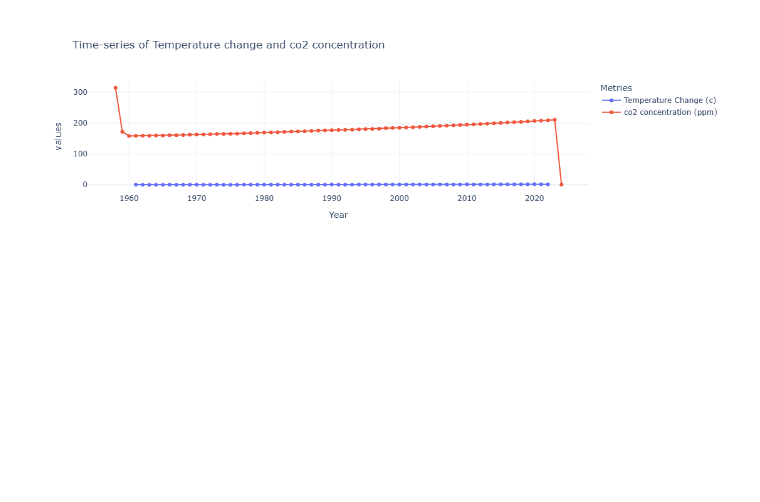
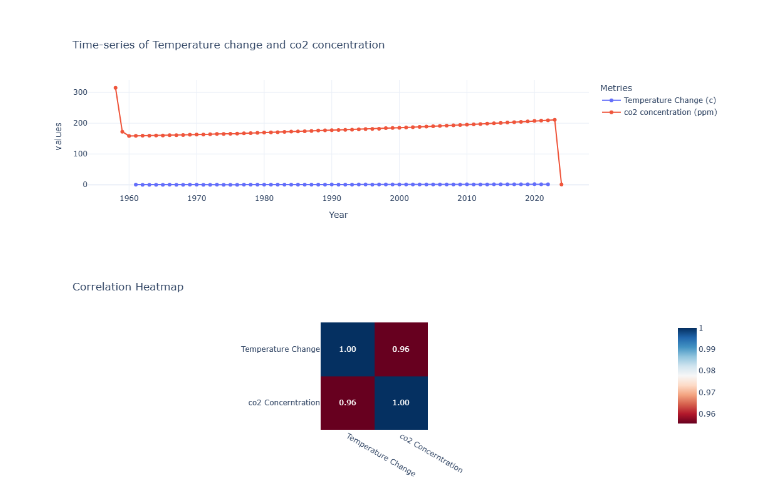
Before and after one commit to ambika1us/Carbon-Emissions-Impact-Analysis, a Jupyter notebook: Carbon Emissions Impact Analysis.ipynb, the cells around one changed output. Cells and saved outputs as stored; diff of their text form; code cells hidden in the pictures; blank space fills up the shorter version.

```diff
--- a/Carbon Emissions Impact Analysis.ipynb
+++ b/Carbon Emissions Impact Analysis.ipynb
@@ -87,3 +87,21 @@ fig.update_layout(
 fig.show()
 # %% [output]
 [figure]
+# %%
+#Correlation Heatmap
+merged_data=pd.DataFrame({
+    'Temperature Change':temp_years,
+    'co2 Concerntration':co2_yearly
+}).dropna()
+# %%
+heatmap_fig=px.imshow(
+    merged_data.corr(),
+    text_auto='.2f',
+    color_continuous_scale='RdBu',
+    title='Correlation Heatmap'
+)
+# %%
+heatmap_fig.update_layout(template='plotly_white')
+heatmap_fig.show()
+# %% [output]
+[figure, added]
```
Also changed, not shown: parts of 5 cells of this notebook.
